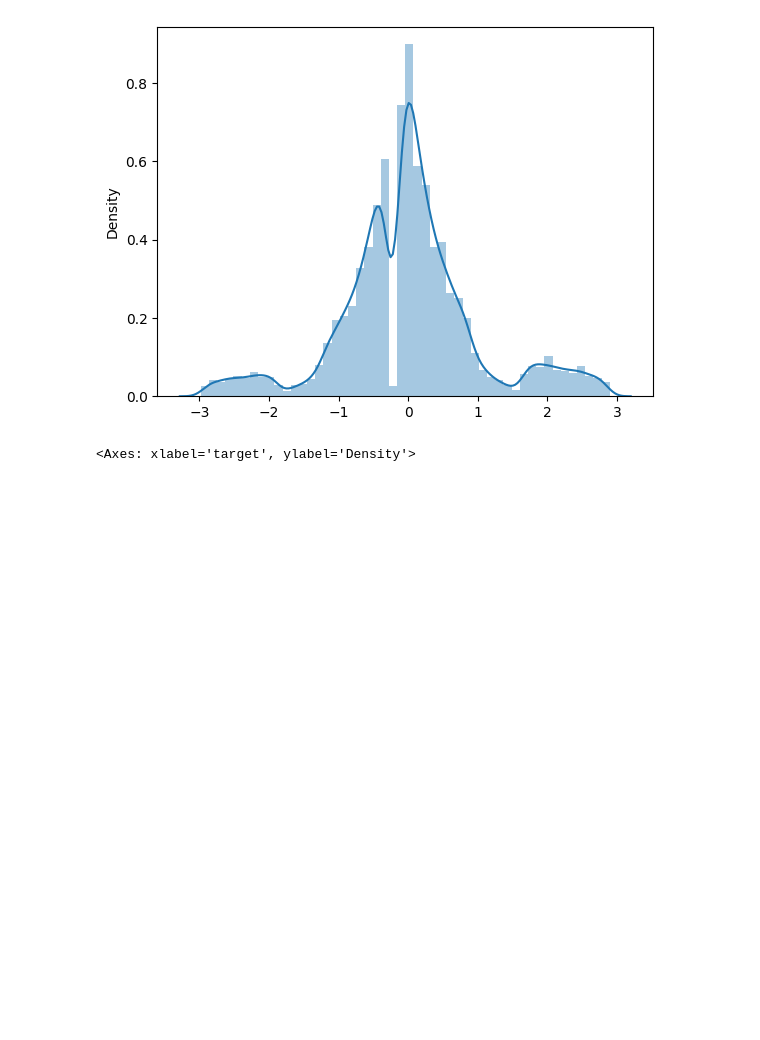
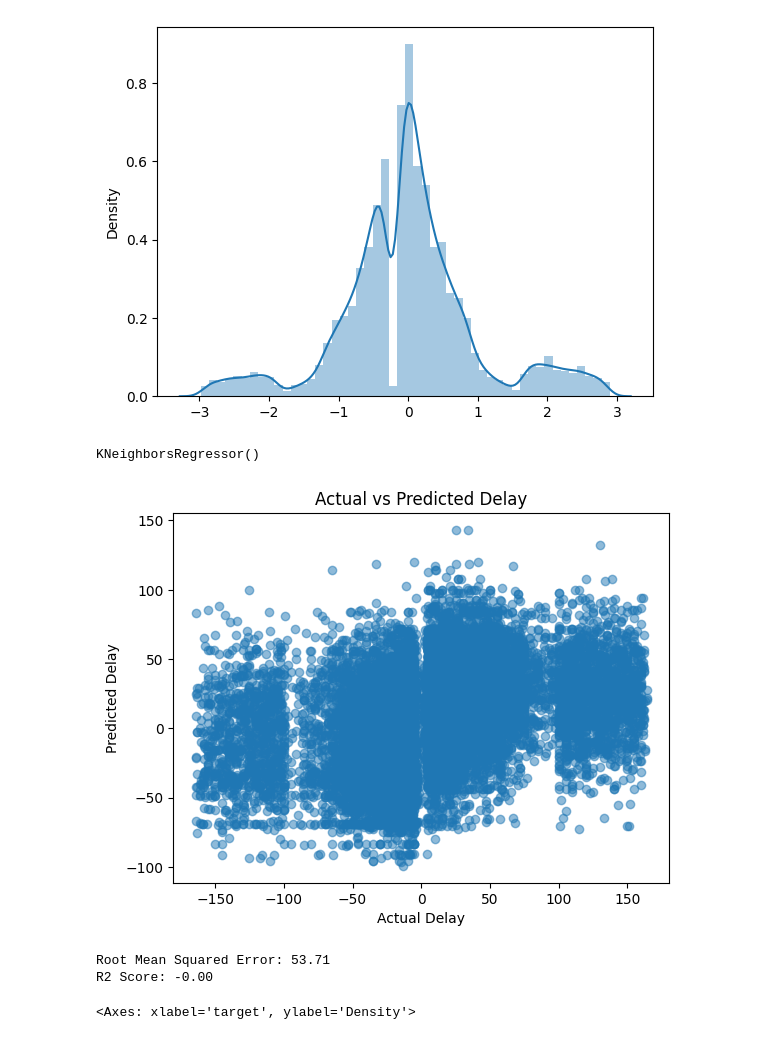
Before and after one commit to marcok10/ds-ml-project, a Jupyter notebook: EDA-flight.ipynb, the cells around one changed output. Cells and saved outputs as stored; diff of their text form; code cells hidden in the pictures; blank space fills up the shorter version.

Commit message:
Added KNN + GridsearchCV + RandomForestSearchCV

```diff
--- a/EDA-flight.ipynb
+++ b/EDA-flight.ipynb
@@ -306,3 +316,34 @@ sns.distplot(box_cox, kde=True)
 # %% [output]
 <Axes: ylabel='Density'>
 [figure]
+# %%
+y_pos_neg = all_zeros_pos_neg['target']
+X_pos_neg = all_zeros_pos_neg.drop(columns=['id', 'date', 'flight_id', 'departure_time', 'arrival_time', 'target'] + cat_col)
+
+X_train_pos_neg, X_test_pos_neg, y_train_pos_neg, y_test_pos_neg = train_test_split(X_pos_neg, y_pos_neg, test_size=0.2, random_state=42)
+# %%
+from sklearn.neighbors import KNeighborsRegressor
+
+knn_model = KNeighborsRegressor(n_neighbors=5)
+knn_model.fit(X_train_pos_neg, y_train_pos_neg)
+# %% [output]
+KNeighborsRegressor()
+# %%
+y_pos_neg_pred = knn_model.predict(X_test_pos_neg)
+# %%
+# Visualize predictions vs actual
+plt.scatter(y_test_pos_neg, y_pos_neg_pred, alpha=0.5)
+plt.xlabel('Actual Delay')
+plt.ylabel('Predicted Delay')
+plt.title('Actual vs Predicted Delay')
+plt.show()
+
+# Print model scores
+import numpy as np
+rmse = np.sqrt(mean_squared_error(y_test_pos_neg, y_pos_neg_pred))
+print(f"Root Mean Squared Error: {rmse:.2f}")
+print(f"R2 Score: {r2:.2f}")
+# %% [output]
+[figure, added]
+Root Mean Squared Error: 53.71
+R2 Score: -0.00
```
Also changed, not shown: parts of 3 cells of this notebook.
